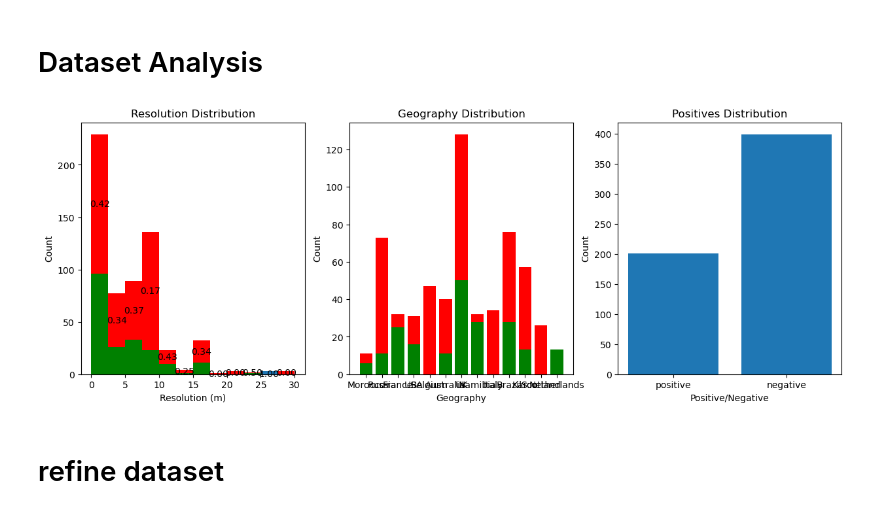
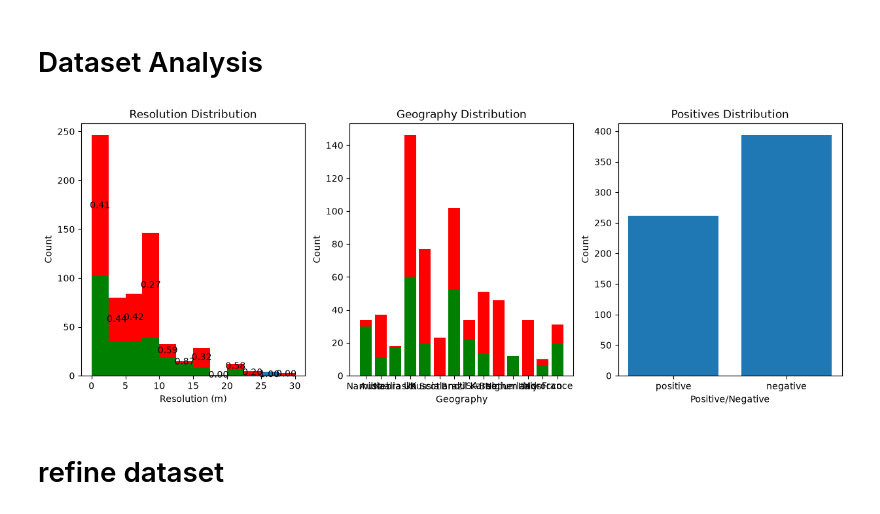
Before and after one commit to willhcm/scd-detection, a Jupyter notebook: code/notebooks/tiling/datasetfixing.ipynb, the cells around one changed output. Cells and saved outputs as stored; diff of their text form; code cells hidden in the pictures.

```diff
--- a/code/notebooks/tiling/datasetfixing.ipynb
+++ b/code/notebooks/tiling/datasetfixing.ipynb
@@ -84,17 +88,17 @@ for dir in ['/Users/willmcmahon/downloads/Hull/Hull']:
 # %%
 import sys
 from pathlib import Path
 CODE_DIR = Path("../../../code").resolve()
 sys.path.insert(0, str(CODE_DIR))
 
 from loaders.dataset import DatasetWrapper, DatasetRefiner
 
-dset = DatasetWrapper(Path('/Users/willmcmahon/Documents/PhD/SCDs/scd-detection/data/PostIRP/dataset'))
+dset = DatasetWrapper(Path('/Users/wm722/Documents/SCDs/data/dataset'))
 trainset, testset = dset.generate_dataset()
 
 dset.plot_distribution()
 # %% [output]
-[figure, old version]
+[figure, new version]
 # %% [markdown]
 # refine dataset
 # %% [markdown]
```
Also changed, not shown: parts of 4 cells of this notebook, 3 other files.
